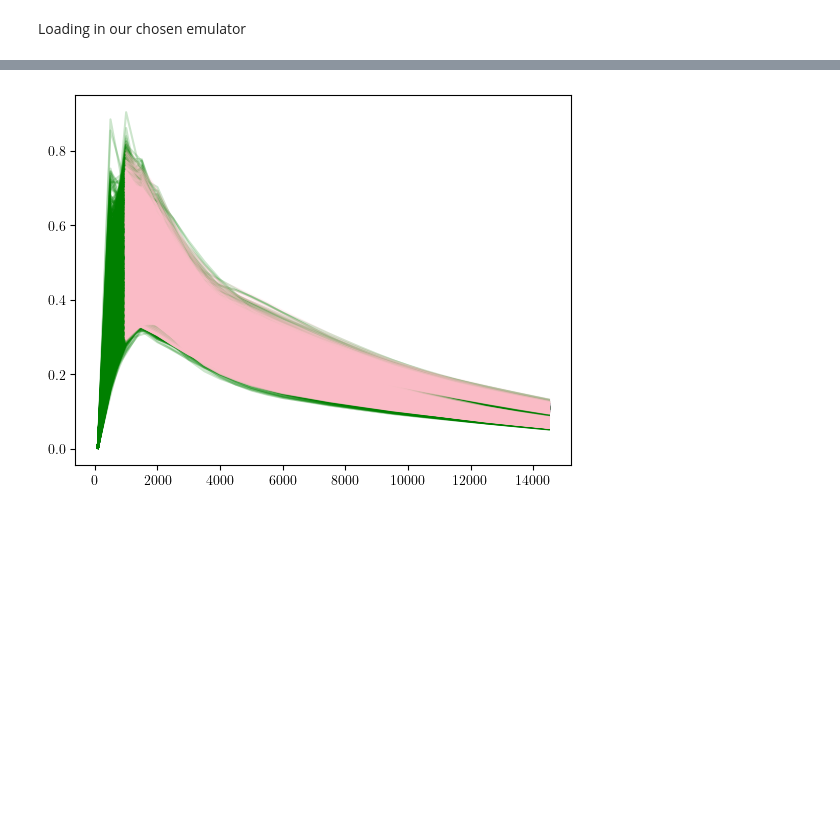
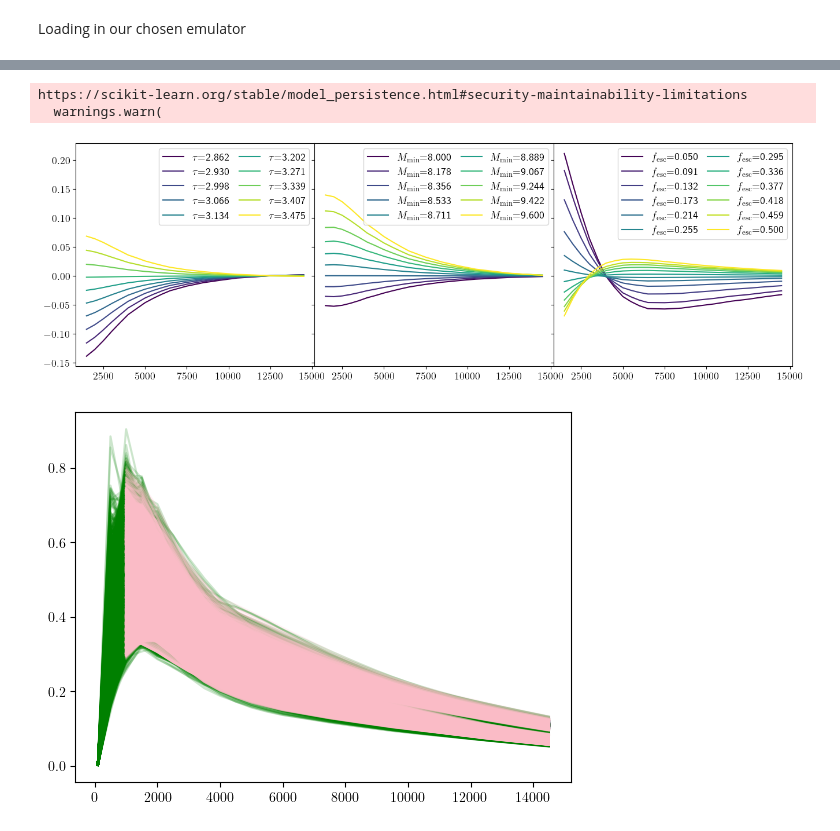
Before and after one commit to lisaleemcb/alfred, a Jupyter notebook: notebooks/paper_plots.ipynb, the cells around one changed output, grey strips where cells are left out. Saved outputs shown, nothing was run; the diff lists cells and outputs as text; code cells hidden in the pictures; blank space fills up the shorter version.

```diff
--- a/notebooks/paper_plots.ipynb
+++ b/notebooks/paper_plots.ipynb
@@ -761,0 +773,3 @@ ax[1].plot(LoReLi['ells'], LoReLi['kSZ'])
+# %%
+true_params = np.asarray([*df.loc[config.sn].to_numpy(), *whatthetau(df.loc[config.sn].to_numpy())])
+true_params
@@ -785,3 +851,34 @@ Loading in our chosen emulator
+# %%
+def degeneracy(Mmin, slope=priors2d['m'], intercept=priors2d['b_below']):
+    return priors2d['m'] * Mmin + priors2d['b_below']
+
+xMmin = np.linspace(*priors[3],10)
+xtau = degeneracy(xMmin)
+# %%
+fig, ax = plt.subplots(1,3, sharex=True, sharey=True, figsize=(16,5))
+fig.subplots_adjust(wspace=0.0, hspace=0.0)
+
+params_x = [xtau[::-1], xMmin, xfesc]
+
+for i_param, prange in enumerate(params_x):
+    N = len(prange)
+    cmap = matplotlib.cm.get_cmap('viridis')
+
+    # Generate N evenly spaced values in [0, 1]
+    colors = [cmap(i / (N - 1)) for i in range(N)]
+    for it, t in enumerate(prange):
+        params = cp.deepcopy(true_params[:-1])
+        params[2+i_param] = t
+        espec = emulator.mechkemu(params, mob)
+        label = rf"{astro_pnames_formatted[2+i_param]}$=${t:.3f}"
+        ax[i_param].plot(ells[indices], tspec - espec, color=colors[it], label=label)
+        ax[i_param].legend(ncol=2, columnspacing=1.0, fontsize=13)
+
+fig.savefig('x_vs_dkSZ.png', bbox_inches='tight', pad_inches=0.05, dpi=300)
+# %% [output]
+https://scikit-learn.org/stable/model_persistence.html#security-maintainability-limitations
+  warnings.warn(
+[figure, added]
 # %%
 data = np.zeros((signal.shape[0], 30))
 
```
Also changed, not shown: parts of 13 cells of this notebook, 3 other files.
